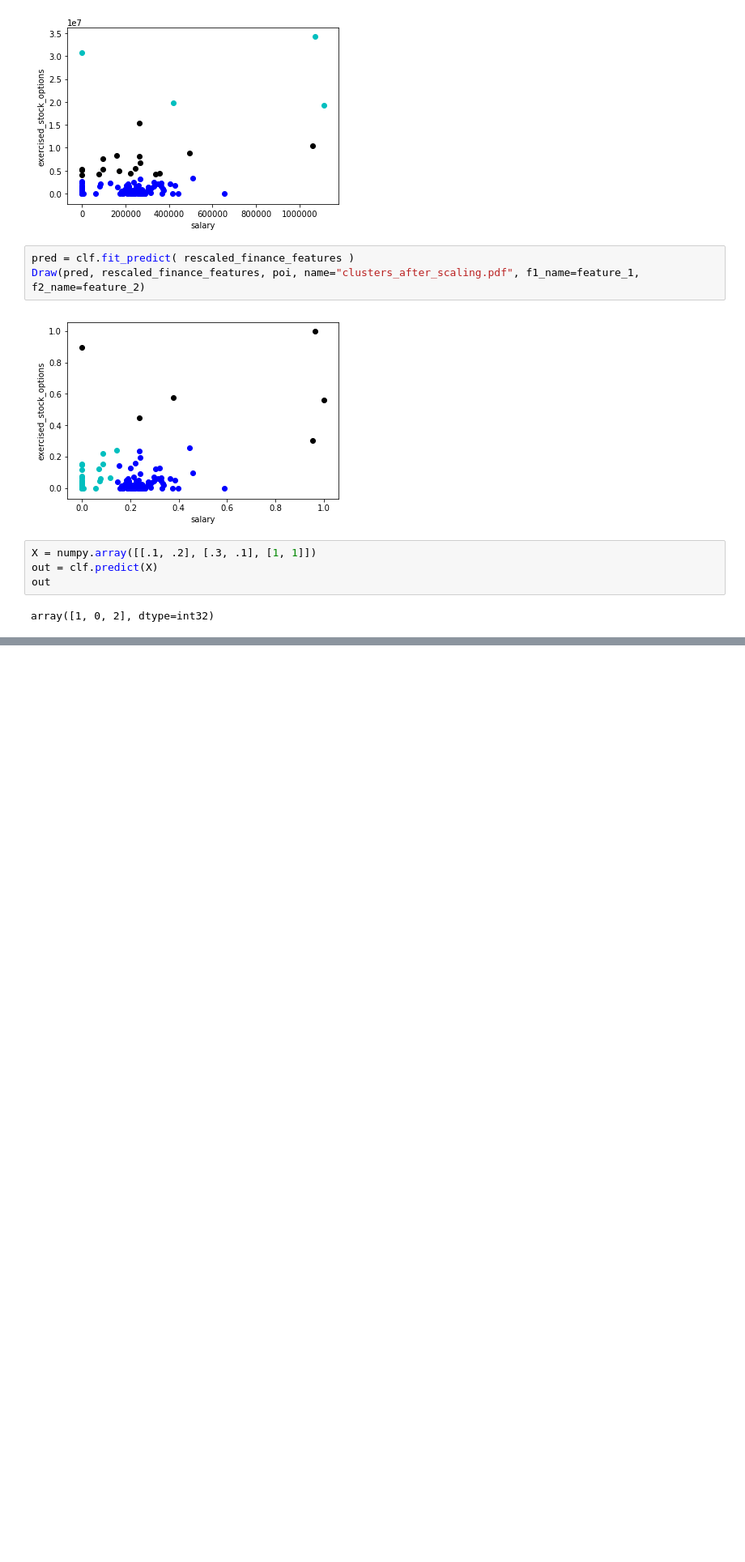
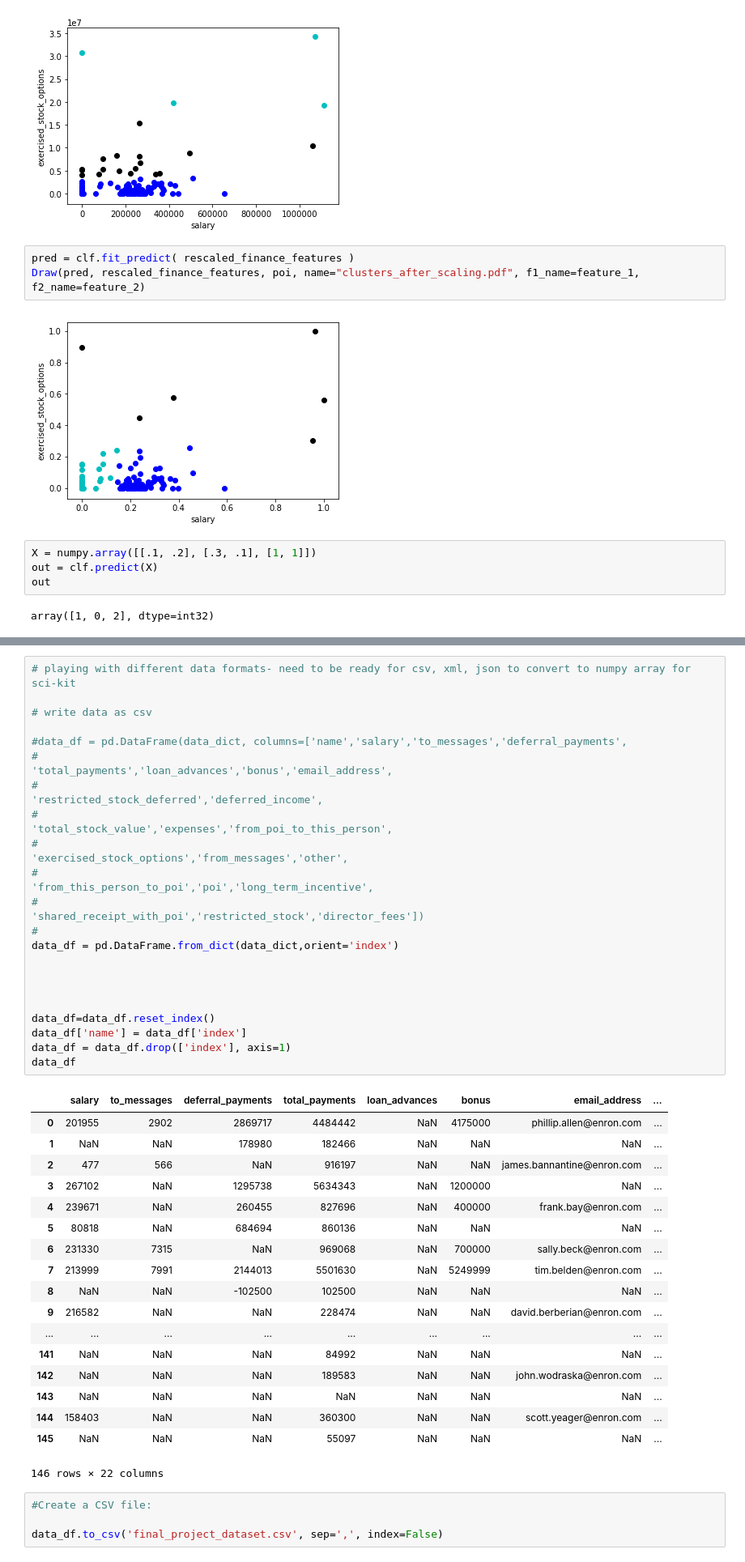
Before and after one commit to km4657/mlsetup, a Jupyter notebook: Hackathon Setup.ipynb, the cells around one changed output, grey strips where cells are left out. Shown: that part at 81% size. Drawn from its saved outputs; the diff is of its cells as text; blank space fills up the shorter version.

```diff
--- a/Hackathon Setup.ipynb
+++ b/Hackathon Setup.ipynb
@@ -398,0 +421,45 @@ array([1, 0, 2], dtype=int32)
+# %%
+# playing with different data formats- need to be ready for csv, xml, json to convert to numpy array for sci-kit
+
+# write data as csv
+
+#data_df = pd.DataFrame(data_dict, columns=['name','salary','to_messages','deferral_payments',
+#                                                                     'total_payments','loan_advances','bonus','email_address',
+#                                                                     'restricted_stock_deferred','deferred_income',
+#                                                                     'total_stock_value','expenses','from_poi_to_this_person',
+#                                                                     'exercised_stock_options','from_messages','other',
+#                                                                     'from_this_person_to_poi','poi','long_term_incentive',
+#                                                                     'shared_receipt_with_poi','restricted_stock','director_fees'])
+#
+data_df = pd.DataFrame.from_dict(data_dict,orient='index')
+
+
+
+
+data_df=data_df.reset_index()
+data_df['name'] = data_df['index']
+data_df = data_df.drop(['index'], axis=1)
+data_df
+# %% [output]
+|  | salary | to_messages | deferral_payments | total_payments | loan_advances | bonus | email_address | ... |
+| 0 | 201955 | 2902 | 2869717 | 4484442 | NaN | 4175000 | phillip.allen@enron.com | ... |
+| 1 | NaN | NaN | 178980 | 182466 | NaN | NaN | NaN | ... |
+| 2 | 477 | 566 | NaN | 916197 | NaN | NaN | james.bannantine@enron.com | ... |
+| 3 | 267102 | NaN | 1295738 | 5634343 | NaN | 1200000 | NaN | ... |
+| 4 | 239671 | NaN | 260455 | 827696 | NaN | 400000 | frank.bay@enron.com | ... |
+| 5 | 80818 | NaN | 684694 | 860136 | NaN | NaN | NaN | ... |
+| 6 | 231330 | 7315 | NaN | 969068 | NaN | 700000 | sally.beck@enron.com | ... |
+| 7 | 213999 | 7991 | 2144013 | 5501630 | NaN | 5249999 | tim.belden@enron.com | ... |
+| 8 | NaN | NaN | -102500 | 102500 | NaN | NaN | NaN | ... |
+| 9 | 216582 | NaN | NaN | 228474 | NaN | NaN | david.berberian@enron.com | ... |
+| ... | ... | ... | ... | ... | ... | ... | ... | ... |
+| 141 | NaN | NaN | NaN | 84992 | NaN | NaN | NaN | ... |
+| 142 | NaN | NaN | NaN | 189583 | NaN | NaN | john.wodraska@enron.com | ... |
+| 143 | NaN | NaN | NaN | NaN | NaN | NaN | NaN | ... |
+| 144 | 158403 | NaN | NaN | 360300 | NaN | NaN | scott.yeager@enron.com | ... |
+| 145 | NaN | NaN | NaN | 55097 | NaN | NaN | NaN | ... |
+146 rows × 22 columns
+# %%
+#Create a CSV file:
+
+data_df.to_csv('final_project_dataset.csv', sep=',', index=False)
```
Also changed, not shown: parts of 4 cells of this notebook.
